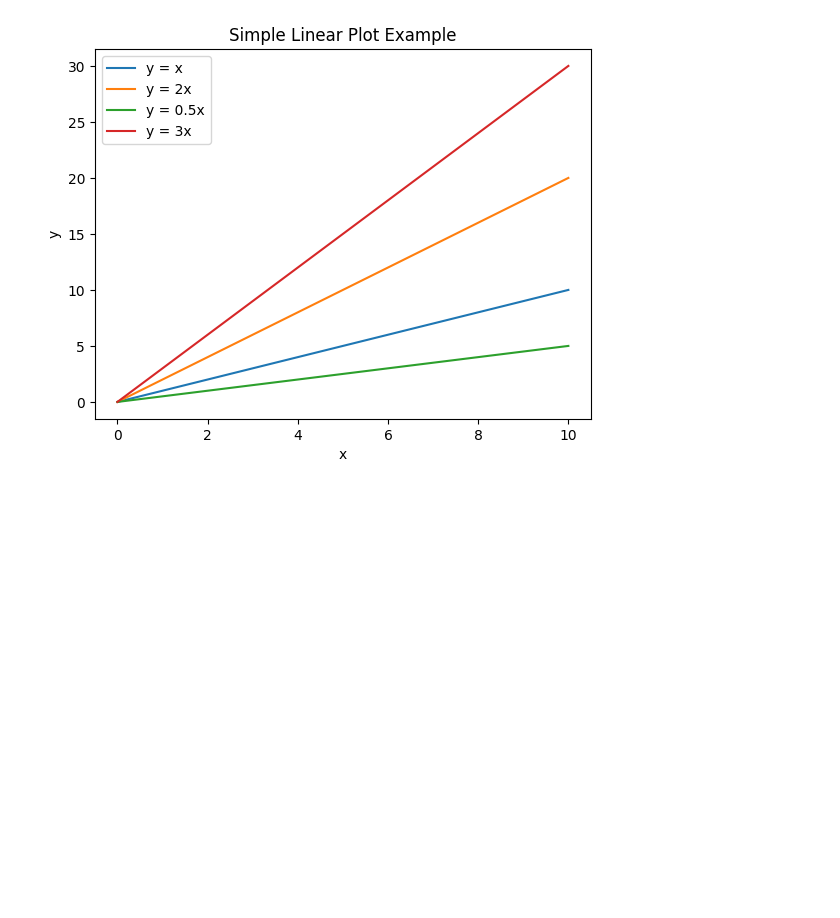
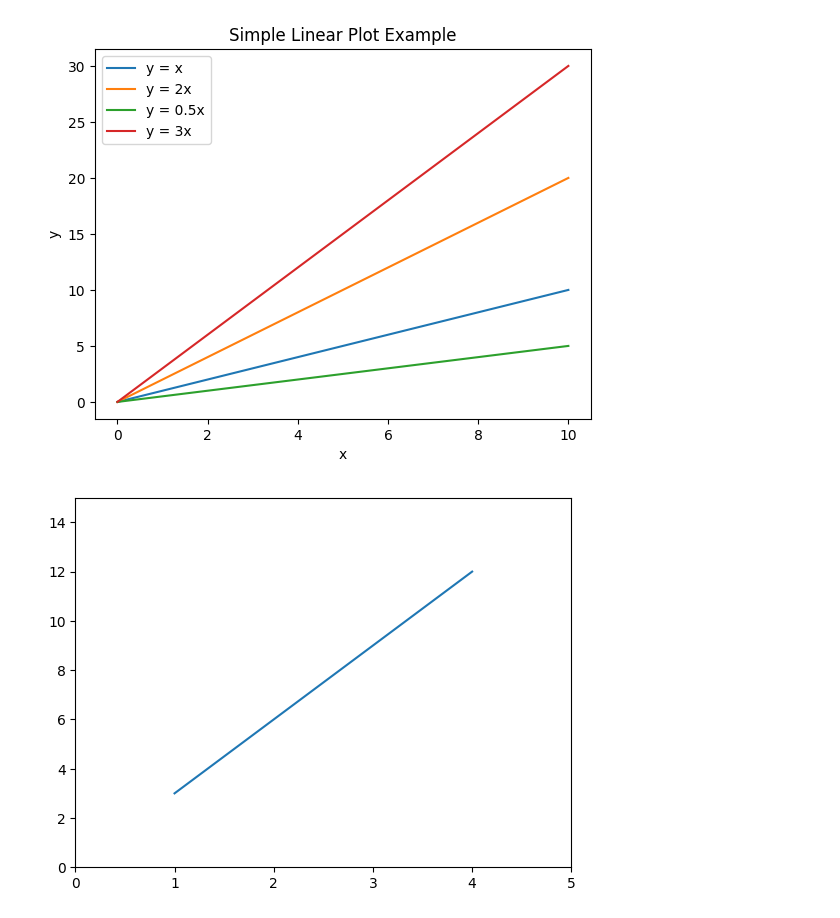
Before and after one commit to Choiwanwoo-03/MachineLearning_CodePractice, a Jupyter notebook: Matplotlib_library_practice.ipynb, the cells around one changed output. Saved outputs shown, nothing was run; the diff lists cells and outputs as text; code cells hidden in the pictures; blank space fills up the shorter version.

```diff
--- a/Matplotlib_library_practice.ipynb
+++ b/Matplotlib_library_practice.ipynb
@@ -57,3 +57,12 @@ plt.ylabel('y')
 # %% [output]
 Text(0, 0.5, 'y')
 [figure]
+# %%
+import matplotlib.pyplot as plt
+
+plt.plot([1, 2, 3, 4], [3, 6, 9, 12])
+plt.xlim([0, 5])
+plt.ylim([0, 15])
+plt.show()
+# %% [output]
+[figure, added]
```
Also changed, not shown: parts of 5 cells of this notebook.
